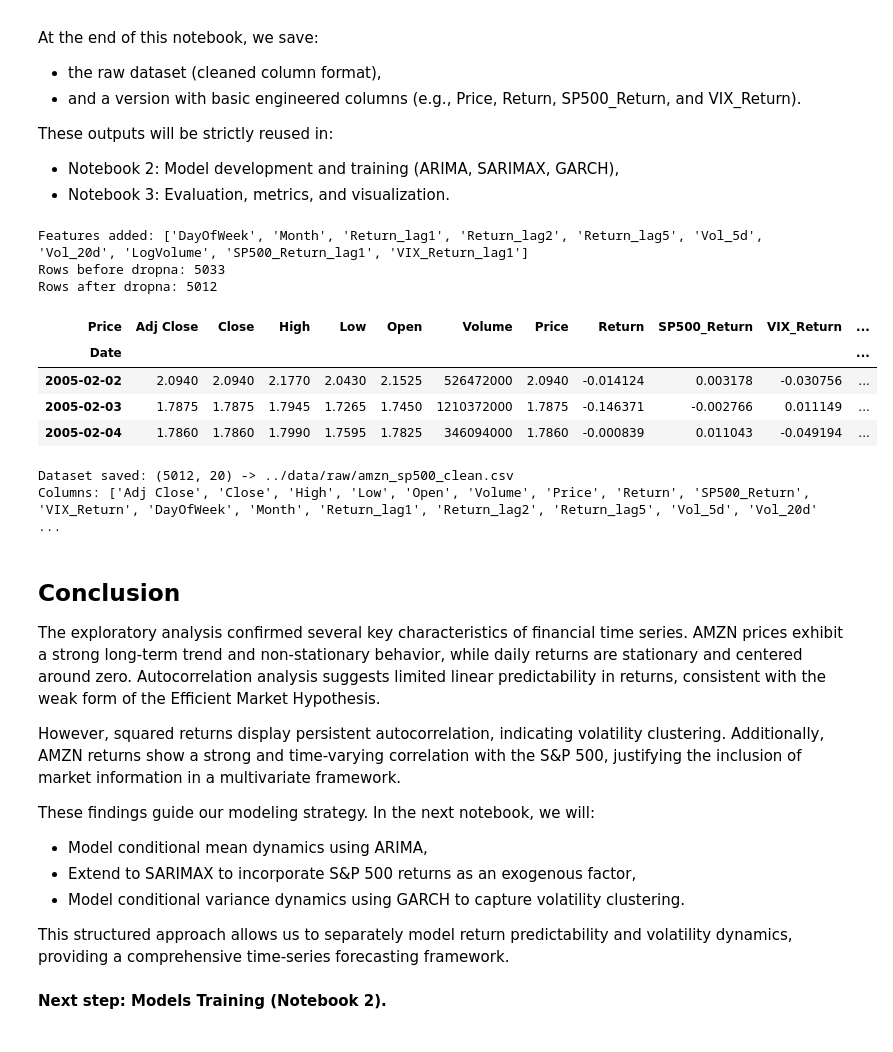
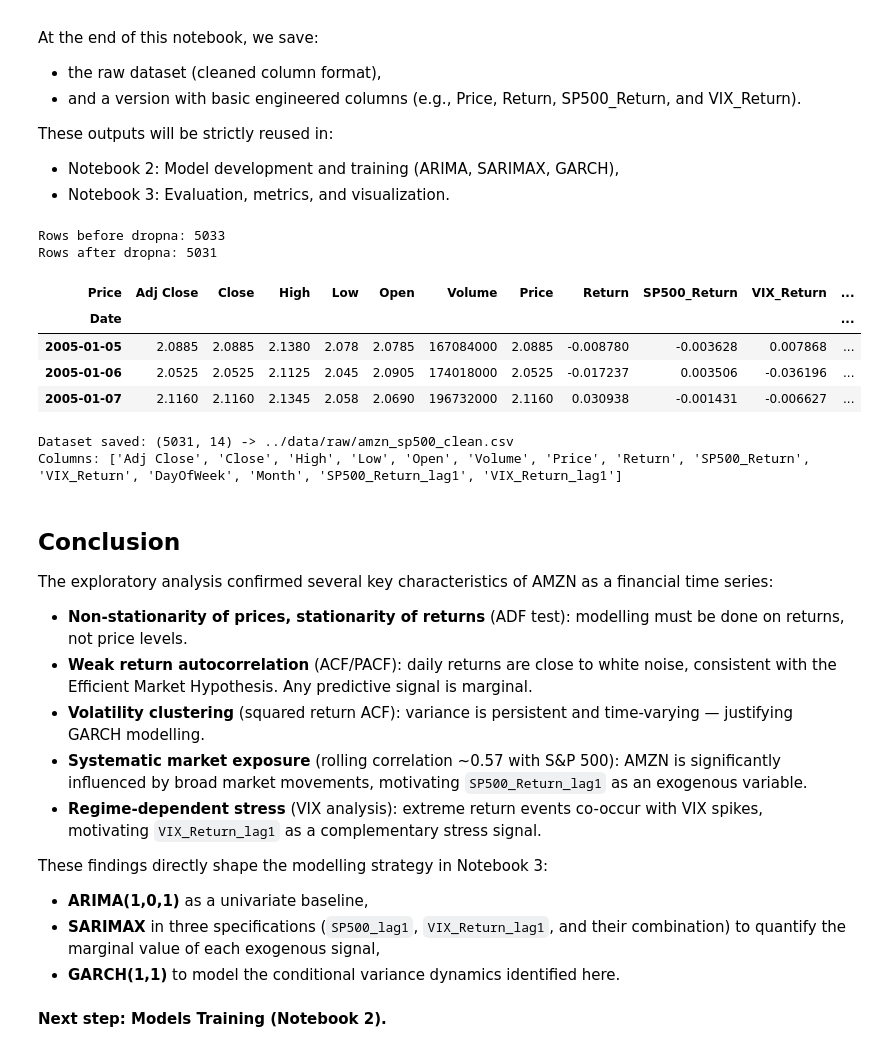
Before and after one commit to EdLac/stock-price-prediction-amazon, a Jupyter notebook: notebooks/01_data_download_and_eda.ipynb, the cells around one changed output. Saved outputs shown, nothing was run; the diff lists cells and outputs as text; code cells hidden in the pictures.

Commit message:
cleaning + maj

```diff
--- a/notebooks/01_data_download_and_eda.ipynb
+++ b/notebooks/01_data_download_and_eda.ipynb
@@ -350,6 +320,4 @@ This behavior is characteristic of financial time series and underscores the imp
 # %%
-amazon["Return"] = amazon["Price"].pct_change()
-
 fig, axes = plt.subplots(1, 2, figsize=(14, 4))
 
 amazon["Return"].plot(ax=axes[0], title="AMZN Daily Returns", ylabel="Return", xlabel="Date", alpha=0.7)
@@ -804,64 +779,48 @@ These outputs will be strictly reused in:
 # %%
 amazon["SP500_Return"] = sp500["Return"].reindex(amazon.index)
 amazon["VIX_Return"]   = vix_close["VIX_Return"].reindex(amazon.index)
 
-# --- Calendar features (from Section 13 EDA) ---
-amazon["DayOfWeek"] = amazon.index.dayofweek          # 0=Monday ... 4=Friday
-amazon["Month"]     = amazon.index.month               # 1=January ... 12=December
+# --- Calendar features ---
+amazon["DayOfWeek"] = amazon.index.dayofweek   # 0=Monday ... 4=Friday
+amazon["Month"]     = amazon.index.month        # 1=January ... 12=December
 
-# --- Lagged return features (lag>=1 to avoid look-ahead) ---
-amazon["Return_lag1"] = amazon["Return"].shift(1)
-amazon["Return_lag2"] = amazon["Return"].shift(2)
-amazon["Return_lag5"] = amazon["Return"].shift(5)
-
-# --- Rolling volatility features (computed on past data only) ---
-amazon["Vol_5d"]  = amazon["Return"].shift(1).rolling(5).std()
-amazon["Vol_20d"] = amazon["Return"].shift(1).rolling(20).std()
-
-# --- Log-transformed volume ---
-amazon["LogVolume"] = np.log(amazon["Volume"].replace(0, np.nan))
-
-# --- SP500 & VIX lagged returns ---
+# --- Lagged exogenous variables (lag=1 — strictly past, no look-ahead) ---
 amazon["SP500_Return_lag1"] = amazon["SP500_Return"].shift(1)
 amazon["VIX_Return_lag1"]   = amazon["VIX_Return"].shift(1)
 
-
-features = ["DayOfWeek","Month","Return_lag1","Return_lag2","Return_lag5","Vol_5d","Vol_20d","LogVolume","SP500_Return_lag1","VIX_Return_lag1"]
-print("Features added:", features)
 print("Rows before dropna:", len(amazon))
-amazon_sp500 = amazon.dropna()
+amazon_sp500 = amazon.dropna(subset=["Return", "SP500_Return_lag1", "VIX_Return_lag1"])
 print("Rows after dropna:", len(amazon_sp500))
 amazon_sp500.head(3)
 # %% [output]
-Features added: ['DayOfWeek', 'Month', 'Return_lag1', 'Return_lag2', 'Return_lag5', 'Vol_5d', 'Vol_20d', 'LogVolume', 'SP500_Return_lag1', 'VIX_Return_lag1']
 Rows before dropna: 5033
-Rows after dropna: 5012
+Rows after dropna: 5031
 | Price | Adj Close | Close | High | Low | Open | Volume | Price | Return | SP500_Return | VIX_Return | ... |
 | Date |  |  |  |  |  |  |  |  |  |  | ... |
-| 2005-02-02 | 2.0940 | 2.0940 | 2.1770 | 2.0430 | 2.1525 | 526472000 | 2.0940 | -0.014124 | 0.003178 | -0.030756 | ... |
-| 2005-02-03 | 1.7875 | 1.7875 | 1.7945 | 1.7265 | 1.7450 | 1210372000 | 1.7875 | -0.146371 | -0.002766 | 0.011149 | ... |
-| 2005-02-04 | 1.7860 | 1.7860 | 1.7990 | 1.7595 | 1.7825 | 346094000 | 1.7860 | -0.000839 | 0.011043 | -0.049194 | ... |
+| 2005-01-05 | 2.0885 | 2.0885 | 2.1380 | 2.078 | 2.0785 | 167084000 | 2.0885 | -0.008780 | -0.003628 | 0.007868 | ... |
+| 2005-01-06 | 2.0525 | 2.0525 | 2.1125 | 2.045 | 2.0905 | 174018000 | 2.0525 | -0.017237 | 0.003506 | -0.036196 | ... |
+| 2005-01-07 | 2.1160 | 2.1160 | 2.1345 | 2.058 | 2.0690 | 196732000 | 2.1160 | 0.030938 | -0.001431 | -0.006627 | ... |
 # %%
 amazon_sp500.to_csv("../data/raw/amzn_sp500_clean.csv")
 print(f"Dataset saved: {amazon_sp500.shape} -> ../data/raw/amzn_sp500_clean.csv")
 print("Columns:", list(amazon_sp500.columns))
 # %% [output]
-Dataset saved: (5012, 20) -> ../data/raw/amzn_sp500_clean.csv
-Columns: ['Adj Close', 'Close', 'High', 'Low', 'Open', 'Volume', 'Price', 'Return', 'SP500_Return', 'VIX_Return', 'DayOfWeek', 'Month', 'Return_lag1', 'Return_lag2', 'Return_lag5', 'Vol_5d', 'Vol_20d' ...
+Dataset saved: (5031, 14) -> ../data/raw/amzn_sp500_clean.csv
+Columns: ['Adj Close', 'Close', 'High', 'Low', 'Open', 'Volume', 'Price', 'Return', 'SP500_Return', 'VIX_Return', 'DayOfWeek', 'Month', 'SP500_Return_lag1', 'VIX_Return_lag1']
 # %% [markdown]
 ## Conclusion
 
-The exploratory analysis confirmed several key characteristics of financial time series.
-AMZN prices exhibit a strong long-term trend and non-stationary behavior, while daily returns are stationary and centered around zero. Autocorrelation analysis suggests limited linear predictability in returns, consistent with the weak form of the Efficient Market Hypothesis.
+The exploratory analysis confirmed several key characteristics of AMZN as a financial time series:
 
-However, squared returns display persistent autocorrelation, indicating volatility clustering. Additionally, AMZN returns show a strong and time-varying correlation with the S&P 500, justifying the inclusion of market information in a multivariate framework.
+- **Non-stationarity of prices, stationarity of returns** (ADF test): modelling must be done on returns, not price levels.
+- **Weak return autocorrelation** (ACF/PACF): daily returns are close to white noise, consistent with the Efficient Market Hypothesis. Any predictive signal is marginal.
+- **Volatility clustering** (squared return ACF): variance is persistent and time-varying — justifying GARCH modelling.
+- **Systematic market exposure** (rolling correlation ~0.57 with S&P 500): AMZN is significantly influenced by broad market movements, motivating `SP500_Return_lag1` as an exogenous variable.
+- **Regime-dependent stress** (VIX analysis): extreme return events co-occur with VIX spikes, motivating `VIX_Return_lag1` as a complementary stress signal.
 
-These findings guide our modeling strategy. In the next notebook, we will:
-
-- Model conditional mean dynamics using ARIMA,
-- Extend to SARIMAX to incorporate S&P 500 returns as an exogenous factor,
-- Model conditional variance dynamics using GARCH to capture volatility clustering.
-
-This structured approach allows us to separately model return predictability and volatility dynamics, providing a comprehensive time-series forecasting framework.
+These findings directly shape the modelling strategy in Notebook 3:
+- **ARIMA(1,0,1)** as a univariate baseline,
+- **SARIMAX** in three specifications (`SP500_lag1`, `VIX_Return_lag1`, and their combination) to quantify the marginal value of each exogenous signal,
+- **GARCH(1,1)** to model the conditional variance dynamics identified here.
 # %% [markdown]
 **Next step: Models Training (Notebook 2).**
```
Also changed, not shown: parts of 23 cells of this notebook, 1 other file.
